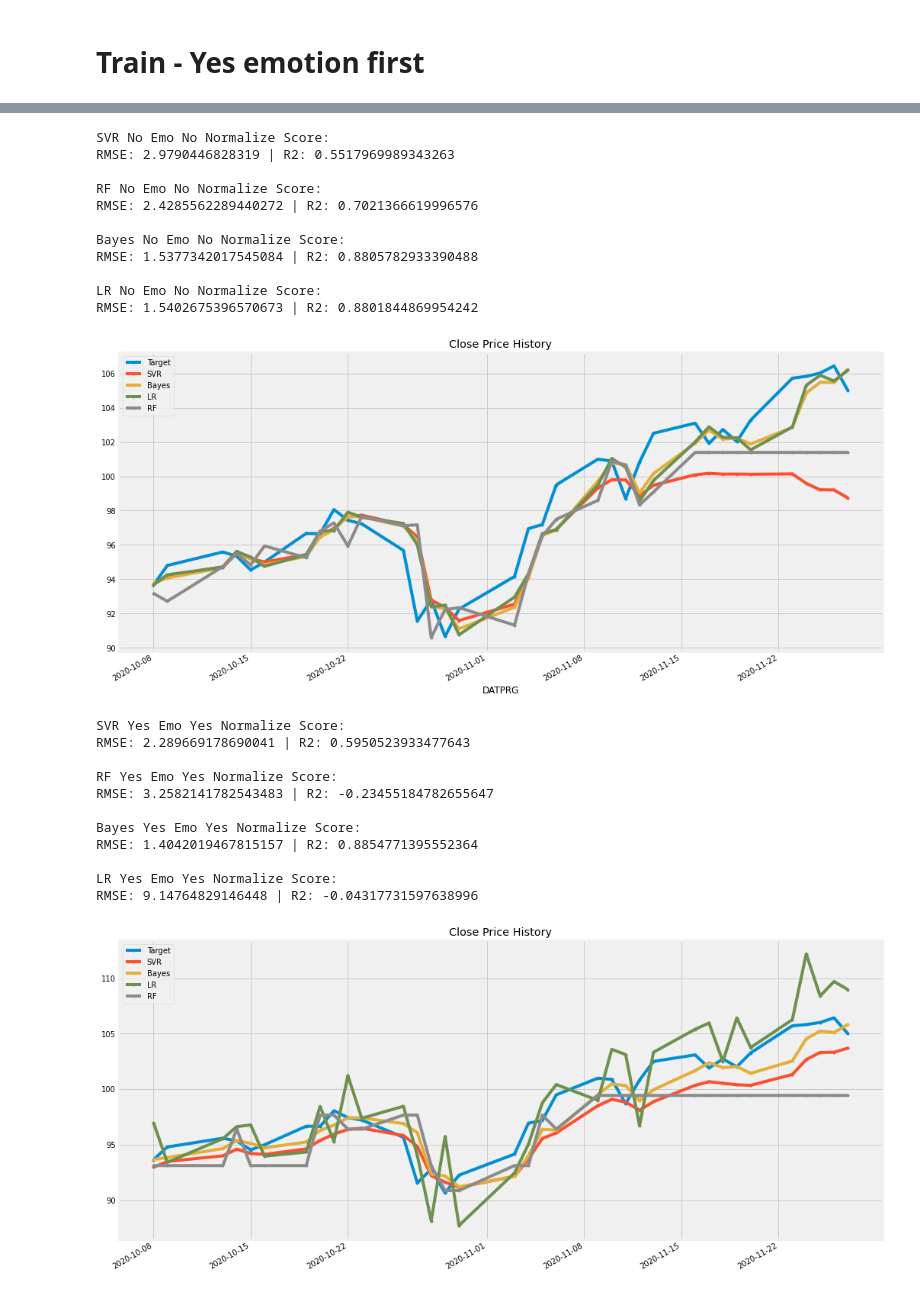
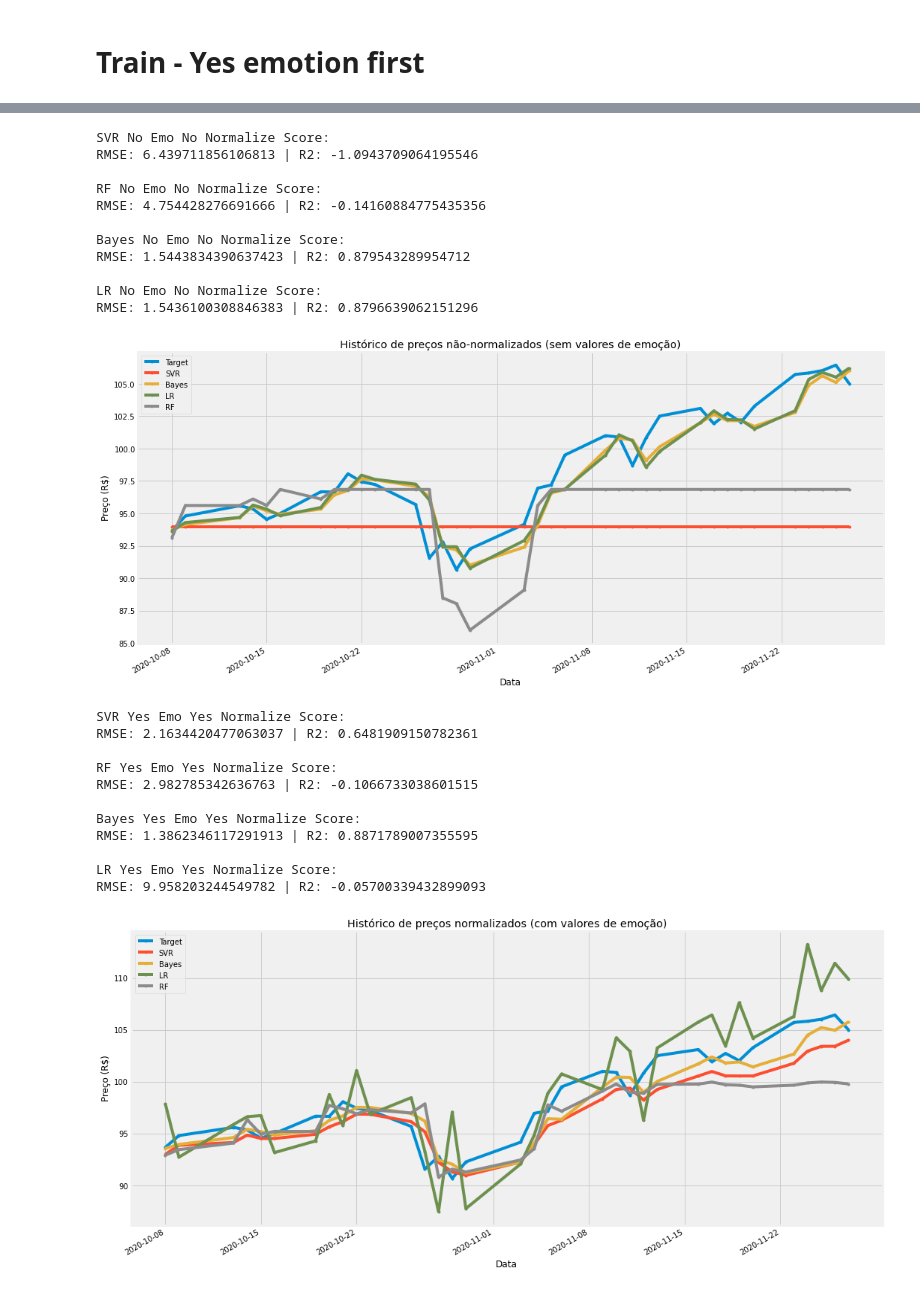
Before and after one commit to MCanhisares/stock-price-prediction, a Jupyter notebook: nbs/bova11_pred.ipynb, the cells around one changed output, grey strips where cells are left out. Cells and saved outputs as stored; diff of their text form; code cells hidden in the pictures.

```diff
--- a/nbs/bova11_pred.ipynb
+++ b/nbs/bova11_pred.ipynb
@@ -33,0 +23,2 @@ The autoreload extension is already loaded. To reload it, use:
+# %%
+data = dutils.loadData()
@@ -38,3 +52,5 @@ def get_score(m, X_val, y_val):
     res = [rmse(m.predict(X_val), y_val), m.score(X_val, y_val)]
     print(f"RMSE: {res[0]} | R2: {res[1]}")
     return res
+# %%
+X_train, y_train, X_val, y_val = getTrainTestDataWithEmotion(perc=percent, normalize=normalize)
@@ -64,8 +84,7 @@ def trainSVR(X_train, y_train, parameters=None):
         parameters = {
             "kernel": ["rbf", "sigmoid"],
             "C": [1,10,10,100,1000],
-            "gamma": [1e-8, 1e-7, 1e-6, 1e-5, 1e-4, 1e-3, 1e-2, 1e-1],
-            "epsilon": [1e-8, 1e-7, 1e-6, 1e-5, 1e-4, 1e-3, 1e-2, 1e-1]
+            "gamma": [1e-8, 1e-7, 1e-6, 1e-5, 1e-4, 1e-3, 1e-2, 1e-1]
         }
         cv = ShuffleSplit(test_size=0.01, n_splits=1)
         grid = GridSearchCV(SVR(), parameters, cv=cv, verbose=0, return_train_score=True)
@@ -372,48 +520,49 @@ results_no_no["Bayes"] = get_score(bayes_m, X_val, y_val)
 print(f"\nLR No Emo No Normalize Score: ")
 results_no_no["LR"] = get_score(LR_m, X_val, y_val)
 results["NN"] = results_no_no
-plot(SVR_m, RF_m, bayes_m, LR_m, X_val, y_val)
+plot(SVR_m, RF_m, bayes_m, LR_m, X_val, y_val, title="Histórico de preços não-normalizados (sem valores de emoção)")
 # %% [output]
 SVR No Emo No Normalize Score:
-RMSE: 2.9790446828319 | R2: 0.5517969989343263
+RMSE: 6.439711856106813 | R2: -1.0943709064195546
 
 RF No Emo No Normalize Score:
-RMSE: 2.4285562289440272 | R2: 0.7021366619996576
+RMSE: 4.754428276691666 | R2: -0.14160884775435356
 
 Bayes No Emo No Normalize Score:
-RMSE: 1.5377342017545084 | R2: 0.8805782933390488
+RMSE: 1.5443834390637423 | R2: 0.879543289954712
 
 LR No Emo No Normalize Score:
-RMSE: 1.5402675396570673 | R2: 0.8801844869954242
+RMSE: 1.5436100308846383 | R2: 0.8796639062151296
-[figure, old version]
+[figure, new version]
 # %%
+np.random.seed(100)
 # Yes emo Yes Normalize
 X_train, y_train, X_val, y_val, scaler = getTrainTestDataWithEmotion(perc=0.75, normalize=True)
-SVR_m = trainSVR(X_train, y_train)
-RF_m = trainRF(X_train, y_train)
-bayes_m = trainBayes(X_train, y_train)
-LR_m = trainLR(X_train, y_train)
+SVR_my = trainSVR(X_train, y_train)
+RF_my = trainRF(X_train, y_train)
+bayes_my = trainBayes(X_train, y_train)
+LR_my = trainLR(X_train, y_train)
 results_yes_yes = {}
 print(f"SVR Yes Emo Yes Normalize Score: ")
-results_yes_yes["SVR"] = get_score_unscaled(SVR_m, X_val, y_val, scaler)
+results_yes_yes["SVR"] = get_score_unscaled(SVR_my, X_val, y_val, scaler)
 print(f"\nRF Yes Emo Yes Normalize Score: ")
-results_yes_yes["RF"] = get_score_unscaled(RF_m, X_val, y_val, scaler)
+results_yes_yes["RF"] = get_score_unscaled(RF_my, X_val, y_val, scaler)
 print(f"\nBayes Yes Emo Yes Normalize Score: ")
-results_yes_yes["Bayes"] = get_score_unscaled(bayes_m, X_val, y_val, scaler)
+results_yes_yes["Bayes"] = get_score_unscaled(bayes_my, X_val, y_val, scaler)
 print(f"\nLR Yes Emo Yes Normalize Score: ")
-results_yes_yes["LR"] = get_score_unscaled(LR_m, X_val, y_val, scaler)
+results_yes_yes["LR"] = get_score_unscaled(LR_my, X_val, y_val, scaler)
 results["YY"] = results_yes_yes
-plot_unscaled(SVR_m, RF_m, bayes_m, LR_m, X_val, y_val, scaler)
+plot_unscaled(SVR_my, RF_my, bayes_my, LR_my, X_val, y_val, scaler, title="Histórico de preços normalizados (com valores de emoção)")
 # %% [output]
 SVR Yes Emo Yes Normalize Score:
-RMSE: 2.289669178690041 | R2: 0.5950523933477643
+RMSE: 2.1634420477063037 | R2: 0.6481909150782361
 
 RF Yes Emo Yes Normalize Score:
-RMSE: 3.2582141782543483 | R2: -0.23455184782655647
+RMSE: 2.982785342636763 | R2: -0.1066733038601515
 
 Bayes Yes Emo Yes Normalize Score:
-RMSE: 1.4042019467815157 | R2: 0.8854771395552364
+RMSE: 1.3862346117291913 | R2: 0.8871789007355595
 
 LR Yes Emo Yes Normalize Score:
-RMSE: 9.14764829146448 | R2: -0.04317731597638996
+RMSE: 9.958203244549782 | R2: -0.05700339432899093
-[figure, old version]
+[figure, new version]
```
Also changed, not shown: parts of 40 cells of this notebook, 7 other files.
